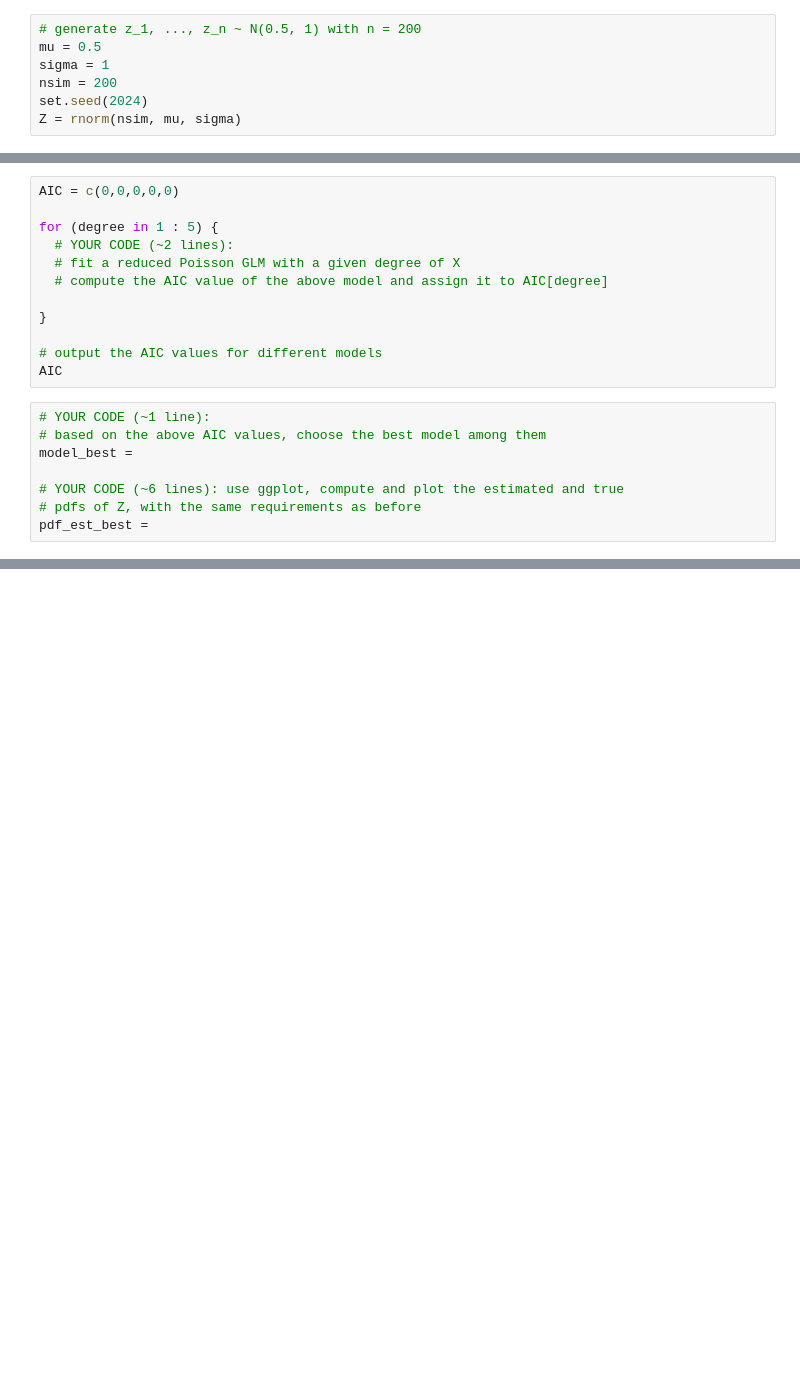
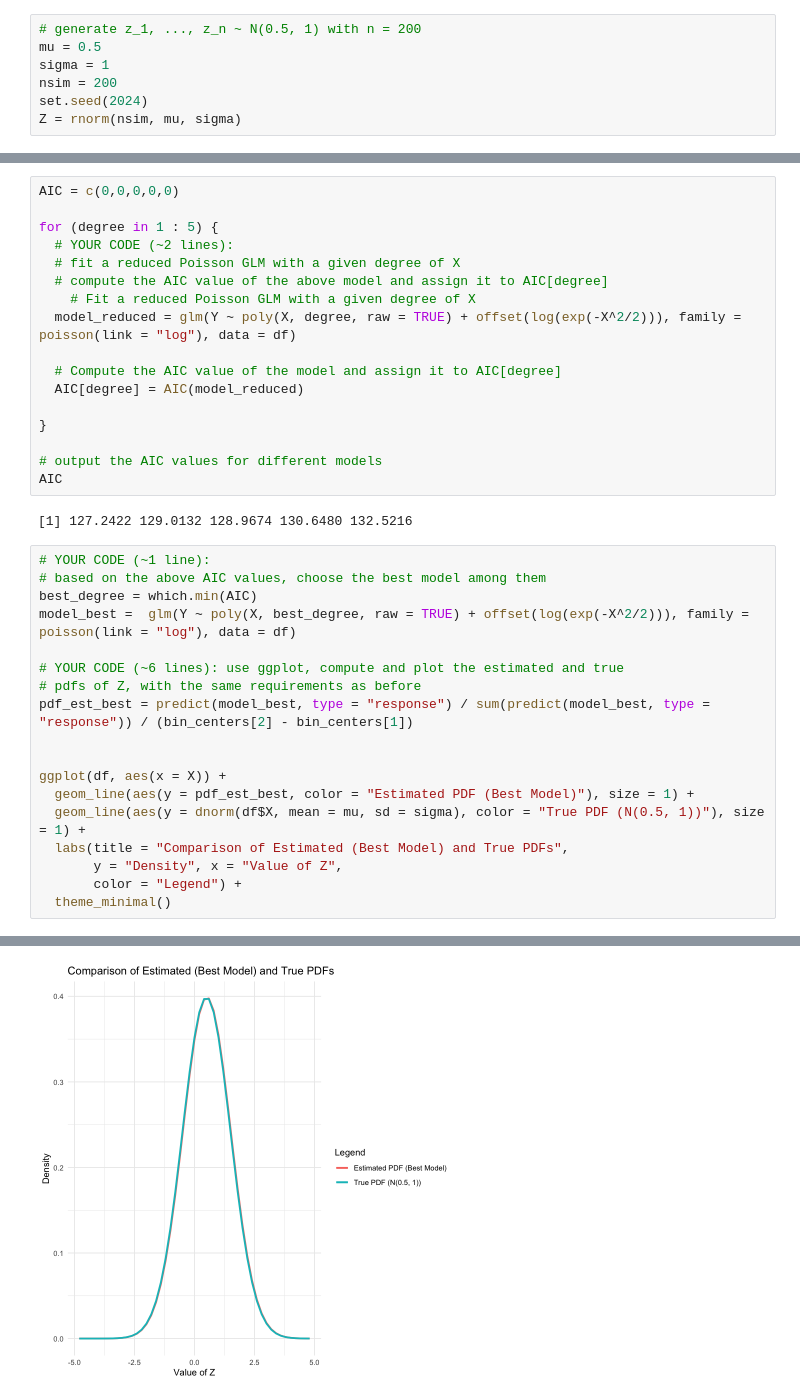
Before and after one commit to devt287/applied_stat, a Jupyter notebook: HW3_P3.ipynb, the cells around one changed output, grey strips where cells are left out. Cells and saved outputs as stored; diff of their text form; blank space fills up the shorter version.

```diff
--- a/HW3_P3.ipynb
+++ b/HW3_P3.ipynb
@@ -39,16 +107,34 @@ for (degree in 1 : 5) {
   # YOUR CODE (~2 lines):
   # fit a reduced Poisson GLM with a given degree of X
   # compute the AIC value of the above model and assign it to AIC[degree]
+    # Fit a reduced Poisson GLM with a given degree of X
+  model_reduced = glm(Y ~ poly(X, degree, raw = TRUE) + offset(log(exp(-X^2/2))), family = poisson(link = "log"), data = df)
+
+  # Compute the AIC value of the model and assign it to AIC[degree]
+  AIC[degree] = AIC(model_reduced)
 
 }
 
 # output the AIC values for different models
 AIC
+# %% [output]
+[1] 127.2422 129.0132 128.9674 130.6480 132.5216
 # %%
 # YOUR CODE (~1 line):
 # based on the above AIC values, choose the best model among them
-model_best =
+best_degree = which.min(AIC)
+model_best =  glm(Y ~ poly(X, best_degree, raw = TRUE) + offset(log(exp(-X^2/2))), family = poisson(link = "log"), data = df)
 
 # YOUR CODE (~6 lines): use ggplot, compute and plot the estimated and true
 # pdfs of Z, with the same requirements as before
-pdf_est_best =
+pdf_est_best = predict(model_best, type = "response") / sum(predict(model_best, type = "response")) / (bin_centers[2] - bin_centers[1])
+
+
+ggplot(df, aes(x = X)) +
+  geom_line(aes(y = pdf_est_best, color = "Estimated PDF (Best Model)"), size = 1) +
+  geom_line(aes(y = dnorm(df$X, mean = mu, sd = sigma), color = "True PDF (N(0.5, 1))"), size = 1) +
+  labs(title = "Comparison of Estimated (Best Model) and True PDFs",
+       y = "Density", x = "Value of Z",
+       color = "Legend") +
+  theme_minimal()
+# %% [output]
@@ -55,3 +144,4 @@ pdf_est_best =
+[figure, added]
 # %%
 # install the glmnet package in R; this may take some time
 # the glmnet documentation can be found at https://cran.r-project.org/web/packages/glmnet/glmnet.pdf
```
Also changed, not shown: parts of 7 cells of this notebook.
